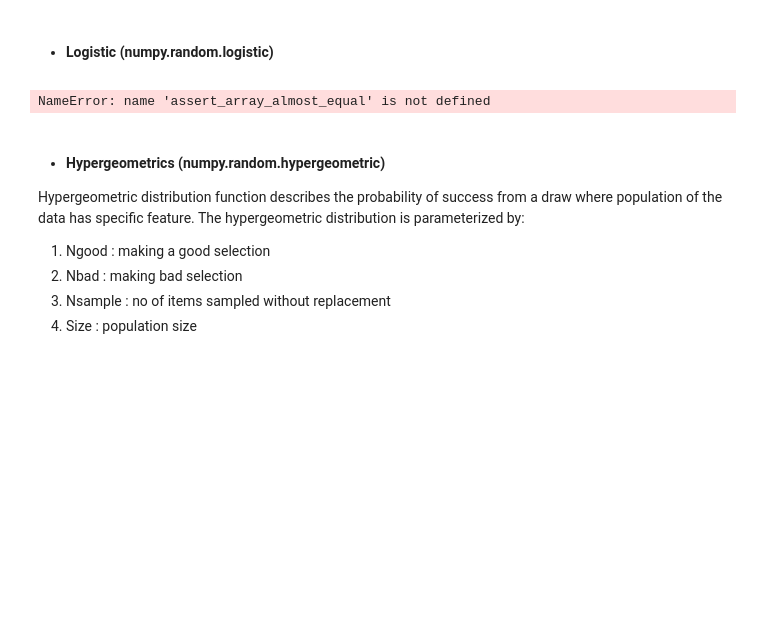
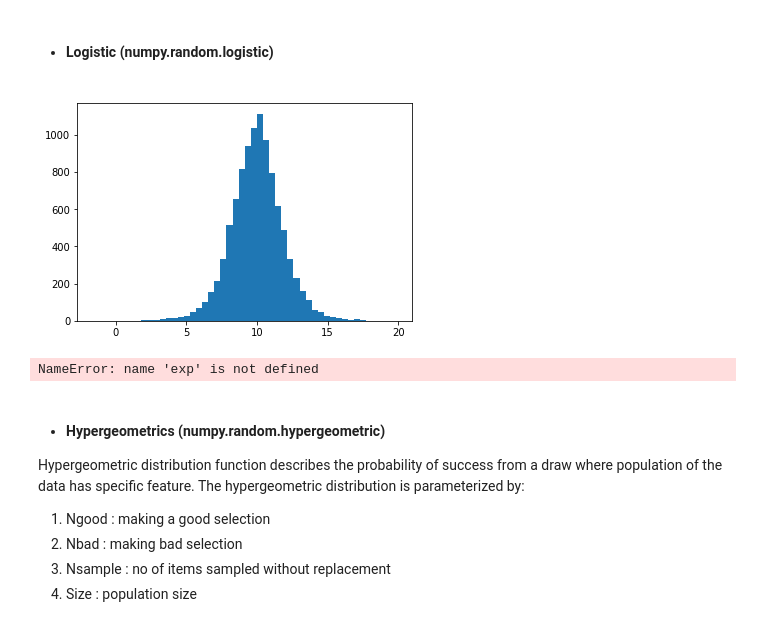
Before and after one commit to MartynaMisk/JupyterNotebook, a Jupyter notebook: Numpy_Random_Investigation.ipynb, the cells around one changed output. Cells and saved outputs as stored; diff of their text form; code cells hidden in the pictures; blank space fills up the shorter version.

```diff
--- a/Numpy_Random_Investigation.ipynb
+++ b/Numpy_Random_Investigation.ipynb
@@ -226,13 +276,16 @@ plt.hist(y) #The histogram changes eveyrtime the funcion is ran.
 # %% [markdown]
 - #### Logistic (numpy.random.logistic)
-# %%
-def test_beta(self):
-        np.random.seed(self.seed)
-        actual = np.random.beta(.1, .9, size=(3, 2))
-        desired = np.array(
-                [[1.45341850513746058e-02, 5.31297615662868145e-04],
-                 [1.85366619058432324e-06, 4.19214516800110563e-03],
-                 [1.58405155108498093e-04, 1.26252891949397652e-04]])
-assert_array_almost_equal(actual, desired, decimal=15)
-# %% [output]
-NameError: name 'assert_array_almost_equal' is not defined
+# %%
+loc, scale = 10, 1
+s = np.random.logistic(loc, scale, 10000)
+count, bins, ignored = plt.hist(s, bins=50)
+# %% [output]
+[figure, added]
+# %%
+def logist(x, loc, scale):
+    return exp((loc-x)/scale)/(scale*(1+exp((loc-x)/scale))**2)
+plt.plot(bins, logist(bins, loc, scale)*count.max()/\
+logist(bins, loc, scale).max())
+plt.show()
+# %% [output]
+NameError: name 'exp' is not defined
```
Also changed, not shown: parts of 38 cells of this notebook.
